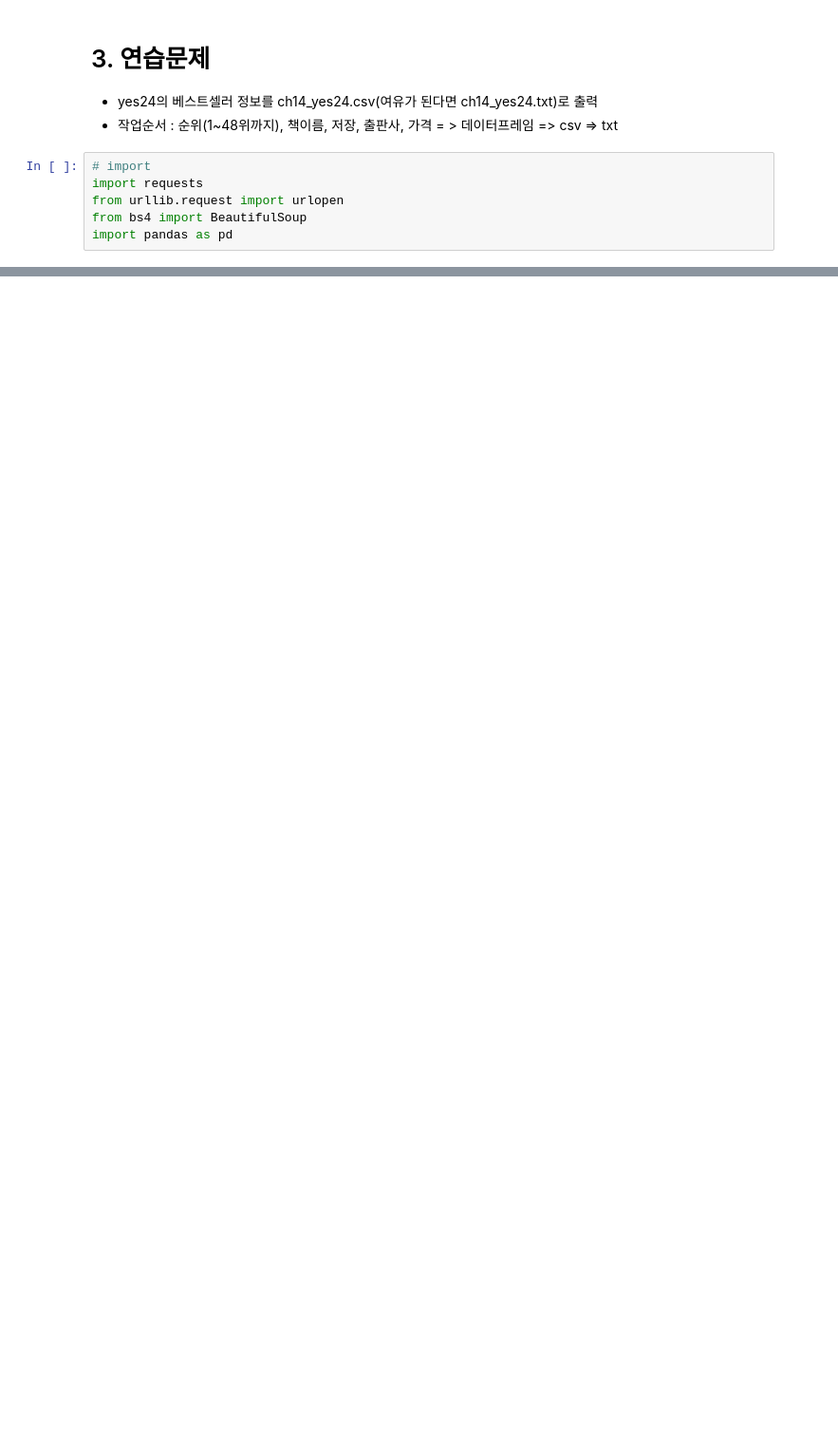
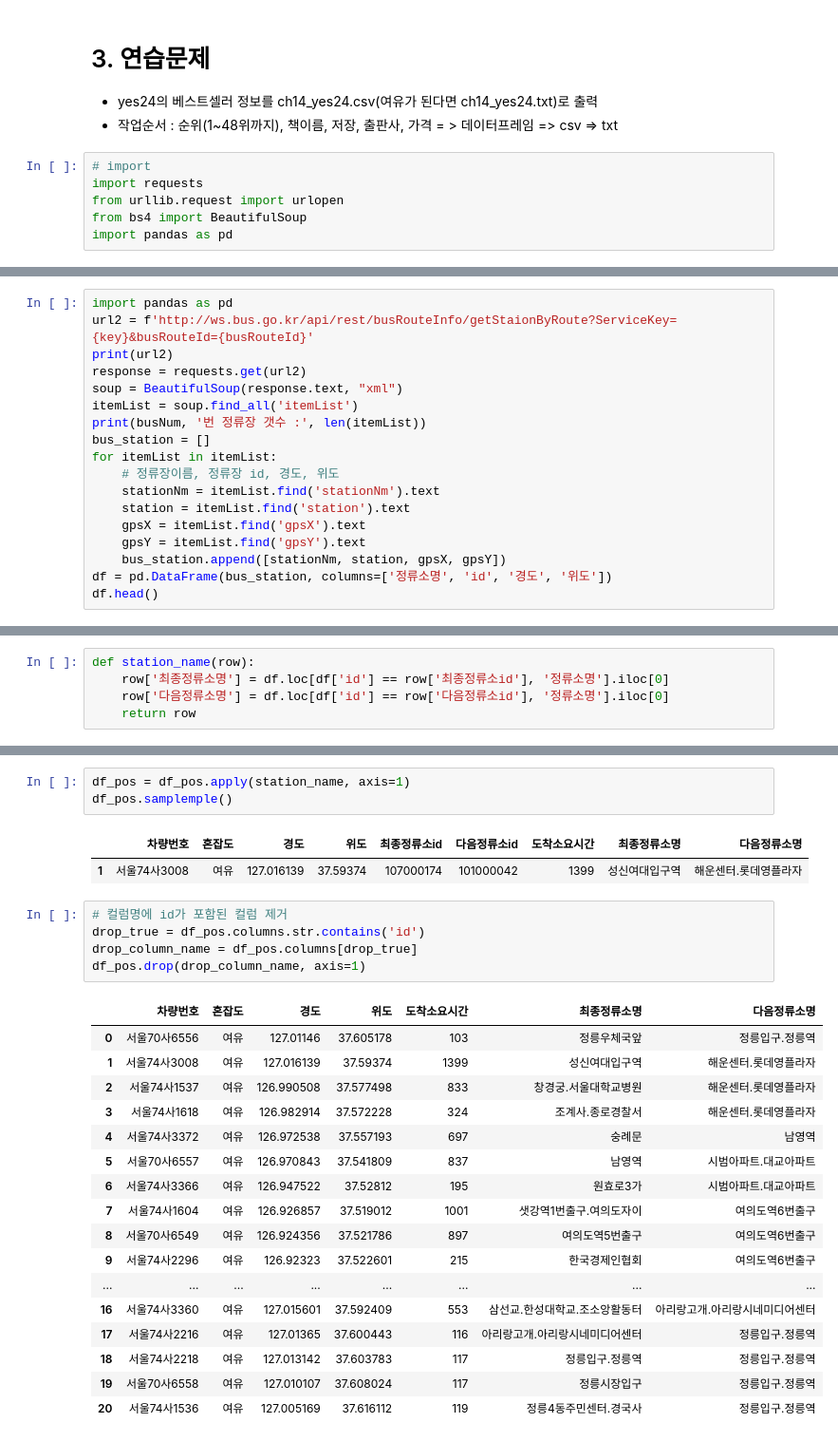
Before and after one commit to starfish99600/ai_x, a Jupyter notebook: 04_source/01_python/ch14_웹데이터수집1_정적_공공api.ipynb, the cells around one changed output, grey strips where cells are left out. Shown at 95% size. Saved outputs shown, nothing was run; the diff lists cells and outputs as text; blank space fills up the shorter version.

```diff
--- a/04_source/01_python/ch14_웹데이터수집1_정적_공공api.ipynb
+++ b/04_source/01_python/ch14_웹데이터수집1_정적_공공api.ipynb
@@ -1163,0 +902,18 @@ df.head(5)
+# %%
+import pandas as pd
+url2 = f'http://ws.bus.go.kr/api/rest/busRouteInfo/getStaionByRoute?ServiceKey={key}&busRouteId={busRouteId}'
+print(url2)
+response = requests.get(url2)
+soup = BeautifulSoup(response.text, "xml")
+itemList = soup.find_all('itemList')
+print(busNum, '번 정류장 갯수 :', len(itemList))
+bus_station = []
+for itemList in itemList:
+    # 정류장이름, 정류장 id, 경도, 위도
+    stationNm = itemList.find('stationNm').text
+    station = itemList.find('station').text
+    gpsX = itemList.find('gpsX').text
+    gpsY = itemList.find('gpsY').text
+    bus_station.append([stationNm, station, gpsX, gpsY])
+df = pd.DataFrame(bus_station, columns=['정류소명', 'id', '경도', '위도'])
+df.head()
@@ -1163,0 +979,5 @@ df.head(5)
+# %%
+def station_name(row):
+    row['최종정류소명'] = df.loc[df['id'] == row['최종정류소id'], '정류소명'].iloc[0]
+    row['다음정류소명'] = df.loc[df['id'] == row['다음정류소id'], '정류소명'].iloc[0]
+    return row
@@ -1163,0 +997,29 @@ df.head(5)
+# %%
+df_pos = df_pos.apply(station_name, axis=1)
+df_pos.samplemple()
+# %% [output]
+|  | 차량번호 | 혼잡도 | 경도 | 위도 | 최종정류소id | 다음정류소id | 도착소요시간 | 최종정류소명 | 다음정류소명 |
+| 1 | 서울74사3008 | 여유 | 127.016139 | 37.59374 | 107000174 | 101000042 | 1399 | 성신여대입구역 | 해운센터.롯데영플라자 |
+# %%
+# 컬럼명에 id가 포함된 컬럼 제거
+drop_true = df_pos.columns.str.contains('id')
+drop_column_name = df_pos.columns[drop_true]
+df_pos.drop(drop_column_name, axis=1)
+# %% [output]
+|  | 차량번호 | 혼잡도 | 경도 | 위도 | 도착소요시간 | 최종정류소명 | 다음정류소명 |
+| 0 | 서울70사6556 | 여유 | 127.01146 | 37.605178 | 103 | 정릉우체국앞 | 정릉입구.정릉역 |
+| 1 | 서울74사3008 | 여유 | 127.016139 | 37.59374 | 1399 | 성신여대입구역 | 해운센터.롯데영플라자 |
+| 2 | 서울74사1537 | 여유 | 126.990508 | 37.577498 | 833 | 창경궁.서울대학교병원 | 해운센터.롯데영플라자 |
+| 3 | 서울74사1618 | 여유 | 126.982914 | 37.572228 | 324 | 조계사.종로경찰서 | 해운센터.롯데영플라자 |
+| 4 | 서울74사3372 | 여유 | 126.972538 | 37.557193 | 697 | 숭례문 | 남영역 |
+| 5 | 서울70사6557 | 여유 | 126.970843 | 37.541809 | 837 | 남영역 | 시범아파트.대교아파트 |
+| 6 | 서울74사3366 | 여유 | 126.947522 | 37.52812 | 195 | 원효로3가 | 시범아파트.대교아파트 |
+| 7 | 서울74사1604 | 여유 | 126.926857 | 37.519012 | 1001 | 샛강역1번출구.여의도자이 | 여의도역6번출구 |
+| 8 | 서울70사6549 | 여유 | 126.924356 | 37.521786 | 897 | 여의도역5번출구 | 여의도역6번출구 |
+| 9 | 서울74사2296 | 여유 | 126.92323 | 37.522601 | 215 | 한국경제인협회 | 여의도역6번출구 |
+| ... | ... | ... | ... | ... | ... | ... | ... |
+| 16 | 서울74사3360 | 여유 | 127.015601 | 37.592409 | 553 | 삼선교.한성대학교.조소앙활동터 | 아리랑고개.아리랑시네미디어센터 |
+| 17 | 서울74사2216 | 여유 | 127.01365 | 37.600443 | 116 | 아리랑고개.아리랑시네미디어센터 | 정릉입구.정릉역 |
+| 18 | 서울74사2218 | 여유 | 127.013142 | 37.603783 | 117 | 정릉입구.정릉역 | 정릉입구.정릉역 |
+| 19 | 서울70사6558 | 여유 | 127.010107 | 37.608024 | 117 | 정릉시장입구 | 정릉입구.정릉역 |
+| 20 | 서울74사1536 | 여유 | 127.005169 | 37.616112 | 119 | 정릉4동주민센터.경국사 | 정릉입구.정릉역 |
```
Also changed, not shown: parts of 64 cells of this notebook, 8 other files.
